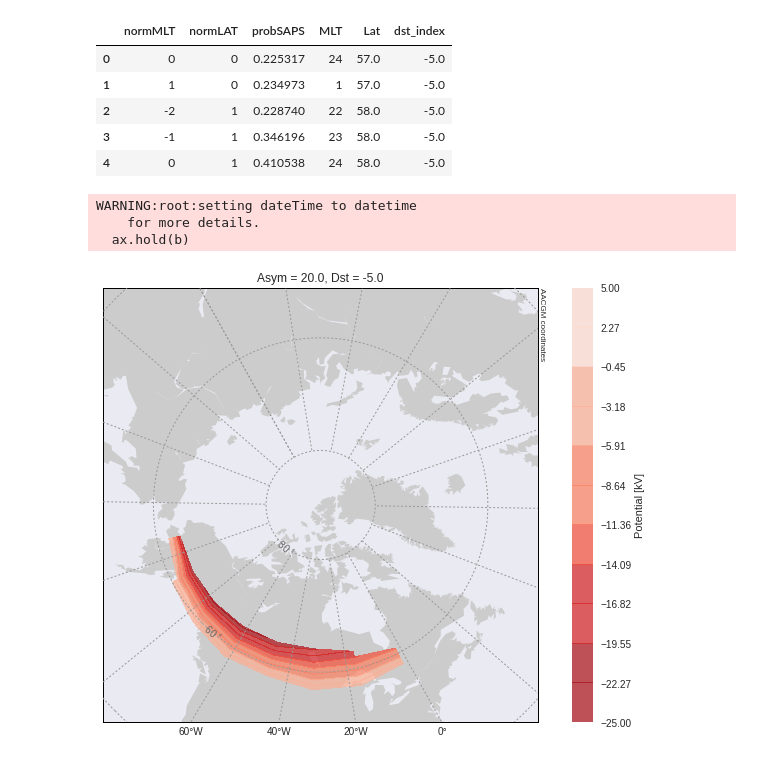
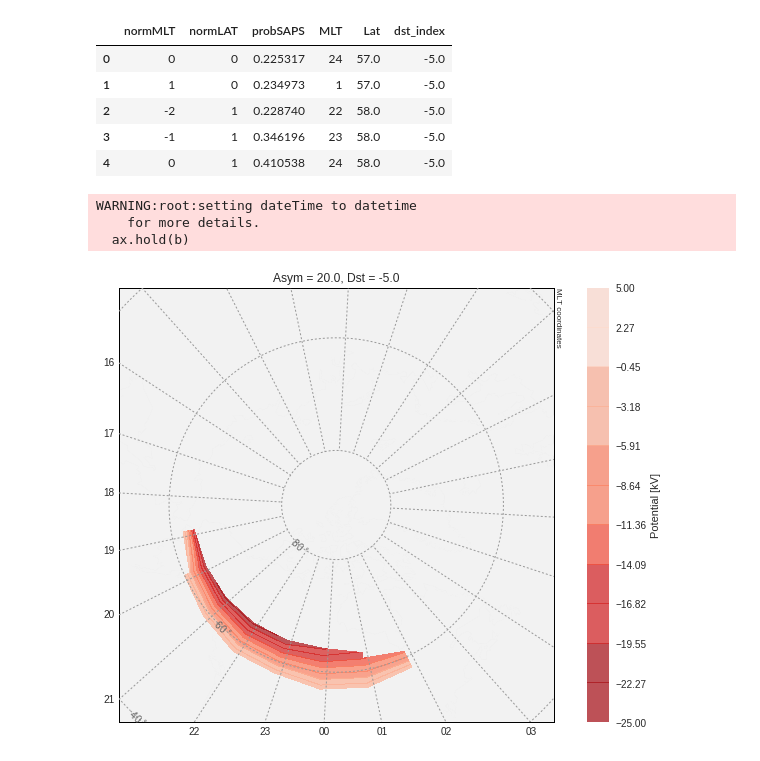
Before and after one commit to bharatreddy/indsvels, a Jupyter notebook: ipy/model-validate.ipynb, the cells around one changed output. Saved outputs shown, nothing was run; the diff lists cells and outputs as text; code cells hidden in the pictures.

```diff
--- a/ipy/model-validate.ipynb
+++ b/ipy/model-validate.ipynb
@@ -16,8 +16,8 @@ from aacgmv2 import convert_mlt, convert
 %matplotlib inline
 # %%
 mapTime = datetime.datetime( 2015, 4, 9, 7 )
-vecsTime = datetime.datetime( 2015, 4, 9, 7 )
-pltCoords = 'mag'
+vecsTime = datetime.datetime( 2015, 4, 9, 5 )
+pltCoords = 'mlt'
 cntrPotMin = -25.
 cntrPotMax = 5.
 inpDst = -5.
@@ -227,38 +227,38 @@ mltsPot =[ x if x < 0. else x for x in nrmMltsPot ]
 mlonPots = convert_mlt( mltsPot, vecsTime , m2a=True )
 potVals=pltDF.values
 #         nanLocs = numpy.isnan(potVals)
 #         potVals[nanLocs] = 0
 mltsPotCntr, mlatsPotCntr  = numpy.meshgrid( mltsPot, mlatsPot )
 mlonsPotCntr, mlatsPotCntr  = numpy.meshgrid( mlonPots, mlatsPot )
 
 ax = fig.add_subplot(1,1,1)
 m1 = utils.plotUtils.mapObj(boundinglat=50., gridLabels=True,\
                         coords=pltCoords, ax=ax, datetime=mapTime)
 
 # remove the background map
-# mapCommonColor = "0.95"
-# m1.fillcontinents(color=mapCommonColor, lake_color=mapCommonColor)
-# m1.drawmapboundary(fill_color=mapCommonColor)
-# m1.drawcoastlines(color=mapCommonColor)
+mapCommonColor = "0.95"
+m1.fillcontinents(color=mapCommonColor, lake_color=mapCommonColor)
+m1.drawmapboundary(fill_color=mapCommonColor)
+m1.drawcoastlines(color=mapCommonColor)
 
 
 
 xVec, yVec = m1(mlonsPotCntr, mlatsPotCntr, coords=pltCoords)
 cntrPlt = m1.contourf(xVec, yVec, potVals,cntrLevels,\
     zorder = 5., alpha=0.7,\
     cmap=seaMap, ax=ax);
 ax.set_title( "Asym = " + str(inpAsy) +\
             ", Dst = " + str(inpDst) )
 cbar = plt.colorbar(cntrPlt,ticks=cntrLevels)
 cbar.set_clim( cntrPotMin, cntrPotMax )
 cbar.ax.set_ylabel('Potential [kV]')
 # cntrPlt.clim( cntrPotMin, cntrPotMax )
 fig.savefig("../figs/potValidate.pdf",bbox_inches='tight')
 # %% [output]
 WARNING:root:setting dateTime to datetime
     for more details.
   ax.hold(b)
-[figure, old version]
+[figure, new version]
 # %%
 predPotDF["Mlon"] = convert_mlt( predPotDF["MLT"].values, vecsTime , m2a=True )
 predPotDF["date"] = vecsTime
```
Also changed, not shown: parts of 2 cells of this notebook, 21 other files.
